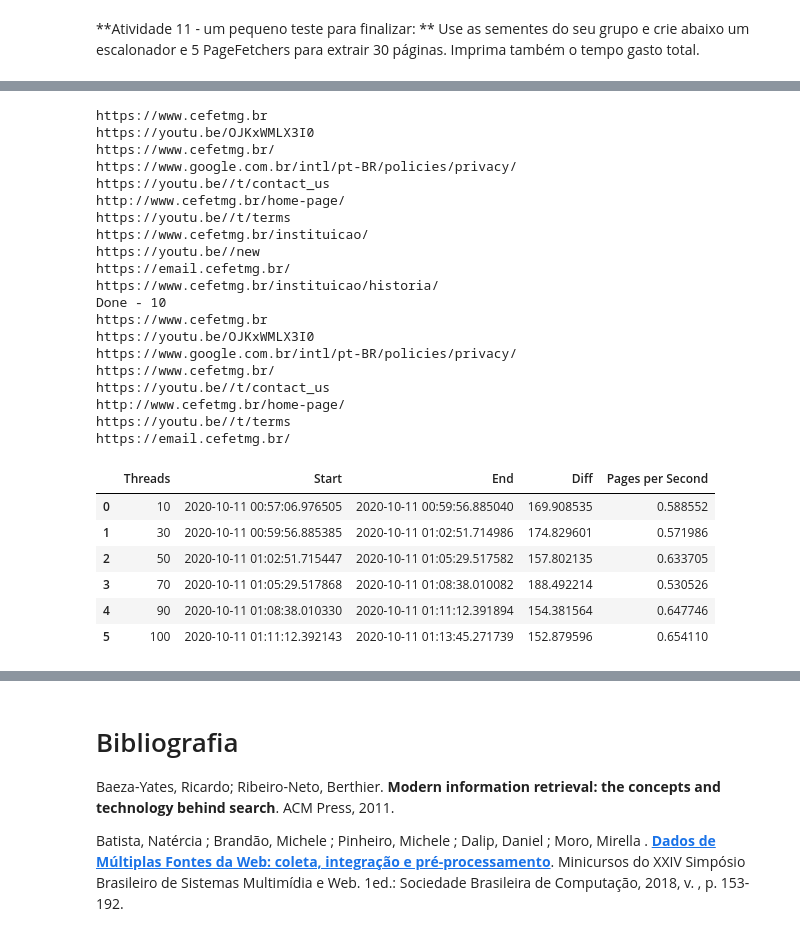
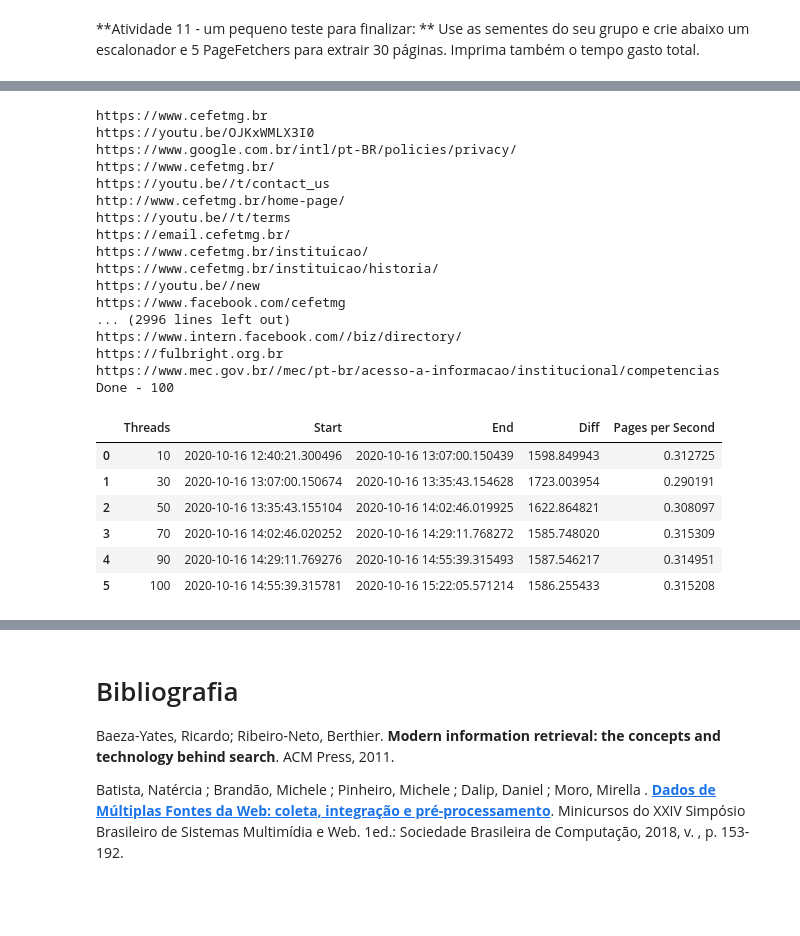
Before and after one commit to nathaclmpaulino/crawlerRI, a Jupyter notebook: tp-crawler/Coding Dojo - Crawler.ipynb, the cells around one changed output, grey strips where cells are left out. Drawn from its saved outputs; the diff is of its cells as text; code cells hidden in the pictures; blank space fills up the shorter version.

```diff
--- a/tp-crawler/Coding Dojo - Crawler.ipynb
+++ b/tp-crawler/Coding Dojo - Crawler.ipynb
@@ -305,12 +305,12 @@ def run_fetchers(int_thread_number, scheduler):
 
 
 arr_urls_seeds = ["http://www.crea-mg.org.br","https://www.cefetmg.br","https://kubernetes.io/"]
-scheduler1 = Scheduler(str_usr_agent="CrawlerBot(nathaclmpaulino.github.io/crawlerRI/infoCrawlerBot)", int_page_limit=10, int_depth_limit=6, arr_urls_seeds=arr_urls_seeds)
-scheduler2 = Scheduler(str_usr_agent="CrawlerBot(nathaclmpaulino.github.io/crawlerRI/infoCrawlerBot)", int_page_limit=10, int_depth_limit=6, arr_urls_seeds=arr_urls_seeds)
-scheduler3 = Scheduler(str_usr_agent="CrawlerBot(nathaclmpaulino.github.io/crawlerRI/infoCrawlerBot)", int_page_limit=10, int_depth_limit=6, arr_urls_seeds=arr_urls_seeds)
-scheduler4 = Scheduler(str_usr_agent="CrawlerBot(nathaclmpaulino.github.io/crawlerRI/infoCrawlerBot)", int_page_limit=10, int_depth_limit=6, arr_urls_seeds=arr_urls_seeds)
-scheduler5 = Scheduler(str_usr_agent="CrawlerBot(nathaclmpaulino.github.io/crawlerRI/infoCrawlerBot)", int_page_limit=10, int_depth_limit=6, arr_urls_seeds=arr_urls_seeds)
-scheduler6 = Scheduler(str_usr_agent="CrawlerBot(nathaclmpaulino.github.io/crawlerRI/infoCrawlerBot)", int_page_limit=10, int_depth_limit=6, arr_urls_seeds=arr_urls_seeds)
+scheduler1 = Scheduler(str_usr_agent="CrawlerBot(nathaclmpaulino.github.io/crawlerRI/infoCrawlerBot)", int_page_limit=500, int_depth_limit=6, arr_urls_seeds=arr_urls_seeds)
+scheduler2 = Scheduler(str_usr_agent="CrawlerBot(nathaclmpaulino.github.io/crawlerRI/infoCrawlerBot)", int_page_limit=500, int_depth_limit=6, arr_urls_seeds=arr_urls_seeds)
+scheduler3 = Scheduler(str_usr_agent="CrawlerBot(nathaclmpaulino.github.io/crawlerRI/infoCrawlerBot)", int_page_limit=500, int_depth_limit=6, arr_urls_seeds=arr_urls_seeds)
+scheduler4 = Scheduler(str_usr_agent="CrawlerBot(nathaclmpaulino.github.io/crawlerRI/infoCrawlerBot)", int_page_limit=500, int_depth_limit=6, arr_urls_seeds=arr_urls_seeds)
+scheduler5 = Scheduler(str_usr_agent="CrawlerBot(nathaclmpaulino.github.io/crawlerRI/infoCrawlerBot)", int_page_limit=500, int_depth_limit=6, arr_urls_seeds=arr_urls_seeds)
+scheduler6 = Scheduler(str_usr_agent="CrawlerBot(nathaclmpaulino.github.io/crawlerRI/infoCrawlerBot)", int_page_limit=500, int_depth_limit=6, arr_urls_seeds=arr_urls_seeds)
 
 run_fetchers(10, scheduler1)
 print('Done - 10')
@@ -324,32 +324,7 @@ run_fetchers(90, scheduler5)
 print('Done - 90')
 run_fetchers(100, scheduler6)
 print('Done - 100')
-
-list_pages_per_sec = []
-for i in range(len(list_diff)-1):
-    list_pages_per_sec.append(10/list_diff[i])
-
-table_threads = pd.DataFrame({'Threads' : ["10", "30", "50", "70", "90", "100"],
-                   'Start' : list_start,
-                   'End': list_end,
-                   'Diff' : list_diff,
-                    'Pages per Second': list_pages_per_sec
-                       })
-
-table_threads
 # %% [output]
-https://www.cefetmg.br
-https://youtu.be/OJKxWMLX3I0
-https://www.cefetmg.br/
-https://www.google.com.br/intl/pt-BR/policies/privacy/
-https://youtu.be//t/contact_us
-http://www.cefetmg.br/home-page/
-https://youtu.be//t/terms
-https://www.cefetmg.br/instituicao/
-https://youtu.be//new
-https://email.cefetmg.br/
-https://www.cefetmg.br/instituicao/historia/
-Done - 10
 https://www.cefetmg.br
 https://youtu.be/OJKxWMLX3I0
 https://www.google.com.br/intl/pt-BR/policies/privacy/
@@ -358,24 +333,33 @@ https://youtu.be//t/contact_us
 http://www.cefetmg.br/home-page/
 https://youtu.be//t/terms
 https://email.cefetmg.br/
+https://www.cefetmg.br/instituicao/
+https://www.cefetmg.br/instituicao/historia/
+https://youtu.be//new
+https://www.facebook.com/cefetmg
+... (2996 lines left out)
+https://www.intern.facebook.com//biz/directory/
+https://fulbright.org.br
+https://www.mec.gov.br//mec/pt-br/acesso-a-informacao/institucional/competencias
+Done - 100
 # %%
 list_pages_per_sec = []
 for i in range(len(list_diff)):
-    list_pages_per_sec.append(100/list_diff[i])
+    list_pages_per_sec.append(500/list_diff[i])
 
 table_threads = pd.DataFrame({'Threads' : ["10", "30", "50", "70", "90", "100"],
                    'Start' : list_start,
                    'End': list_end,
                    'Diff' : list_diff,
-                    'Pages per Second': list_pages_per_sec,
+                    'Pages per Second': list_pages_per_sec
                        })
 
 table_threads
 # %% [output]
 |  | Threads | Start | End | Diff | Pages per Second |
-| 0 | 10 | 2020-10-11 00:57:06.976505 | 2020-10-11 00:59:56.885040 | 169.908535 | 0.588552 |
-| 1 | 30 | 2020-10-11 00:59:56.885385 | 2020-10-11 01:02:51.714986 | 174.829601 | 0.571986 |
-| 2 | 50 | 2020-10-11 01:02:51.715447 | 2020-10-11 01:05:29.517582 | 157.802135 | 0.633705 |
-| 3 | 70 | 2020-10-11 01:05:29.517868 | 2020-10-11 01:08:38.010082 | 188.492214 | 0.530526 |
-| 4 | 90 | 2020-10-11 01:08:38.010330 | 2020-10-11 01:11:12.391894 | 154.381564 | 0.647746 |
-| 5 | 100 | 2020-10-11 01:11:12.392143 | 2020-10-11 01:13:45.271739 | 152.879596 | 0.654110 |
+| 0 | 10 | 2020-10-16 12:40:21.300496 | 2020-10-16 13:07:00.150439 | 1598.849943 | 0.312725 |
+| 1 | 30 | 2020-10-16 13:07:00.150674 | 2020-10-16 13:35:43.154628 | 1723.003954 | 0.290191 |
+| 2 | 50 | 2020-10-16 13:35:43.155104 | 2020-10-16 14:02:46.019925 | 1622.864821 | 0.308097 |
+| 3 | 70 | 2020-10-16 14:02:46.020252 | 2020-10-16 14:29:11.768272 | 1585.748020 | 0.315309 |
+| 4 | 90 | 2020-10-16 14:29:11.769276 | 2020-10-16 14:55:39.315493 | 1587.546217 | 0.314951 |
+| 5 | 100 | 2020-10-16 14:55:39.315781 | 2020-10-16 15:22:05.571214 | 1586.255433 | 0.315208 |
```
Also changed, not shown: parts of 3 cells of this notebook, 4 other files.
